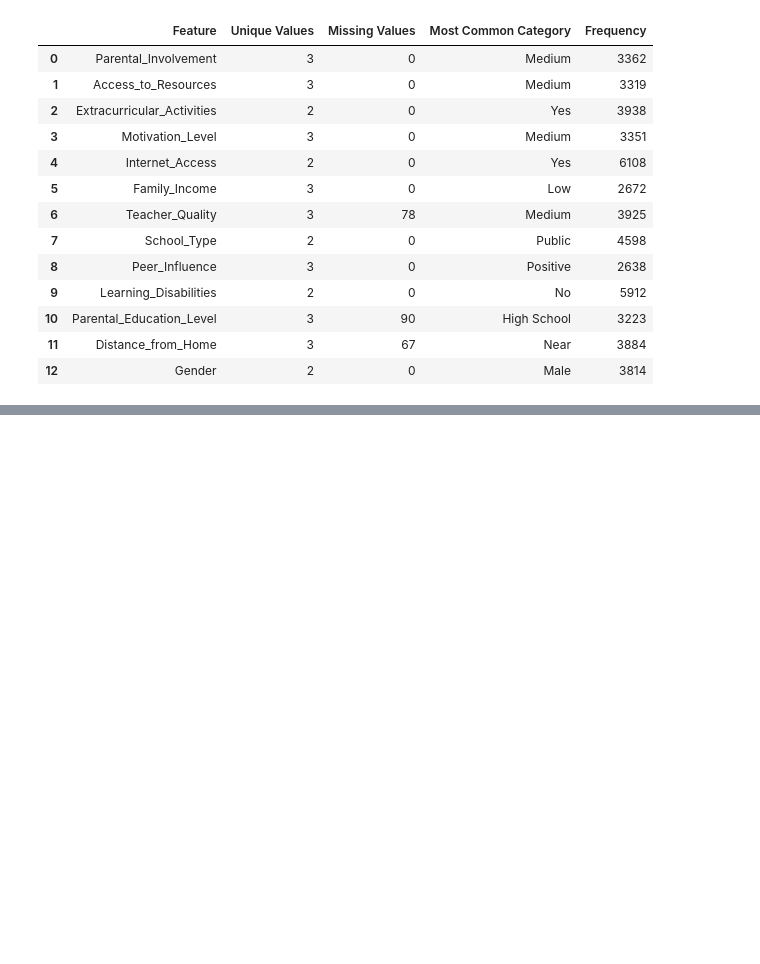
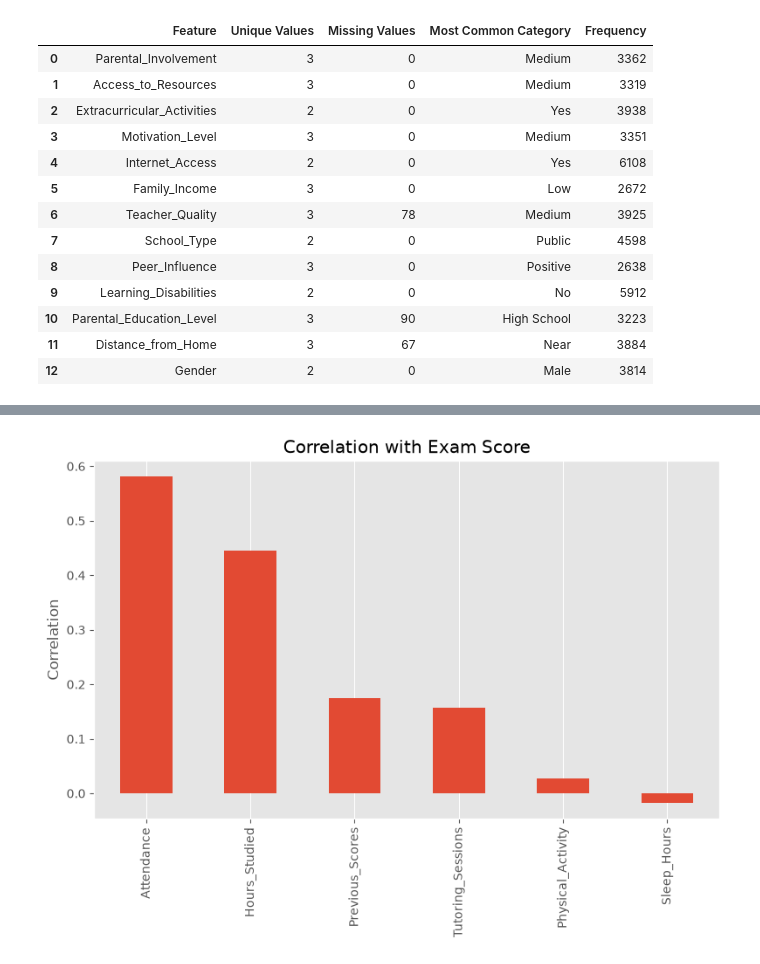
Before and after one commit to Janusha-Weerasinghe/student-performance-prediction, a Jupyter notebook: notebooks/01_eda.ipynb, the cells around one changed output, grey strips where cells are left out. Cells and saved outputs as stored; diff of their text form; code cells hidden in the pictures; blank space fills up the shorter version.

```diff
--- a/notebooks/01_eda.ipynb
+++ b/notebooks/01_eda.ipynb
@@ -733,0 +825,9 @@ summary
+# %%
+# Correlation with Target Variable
+
+# This is actually more useful than the full heatmap.
+
+# Correlation with target variable
+target_corr = corr["Exam_Score"].sort_values(ascending=False)
+
+target_corr
@@ -733,0 +843,23 @@ summary
+# %%
+# Visualize Target Correlation
+plt.figure(figsize=(8,6))
+
+target_corr.drop("Exam_Score").plot(kind="bar")
+
+plt.title("Correlation with Exam Score")
+
+plt.ylabel("Correlation")
+
+plt.grid(axis="y")
+
+plt.tight_layout()
+
+plt.savefig(
+    "../reports/figures/Correlation/Visualize Target Correlation.png",
+    dpi=300,
+    bbox_inches="tight"
+)
+
+plt.show()
+# %% [output]
+[figure, added]
```
Also changed, not shown: parts of 5 cells of this notebook, 4 other files.
